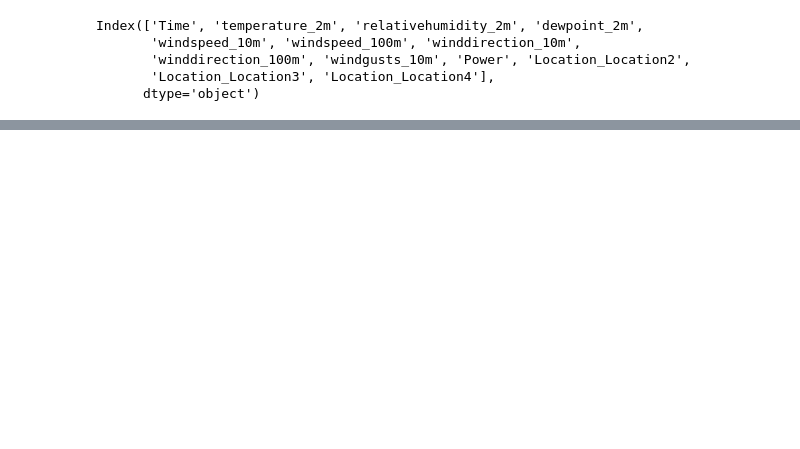
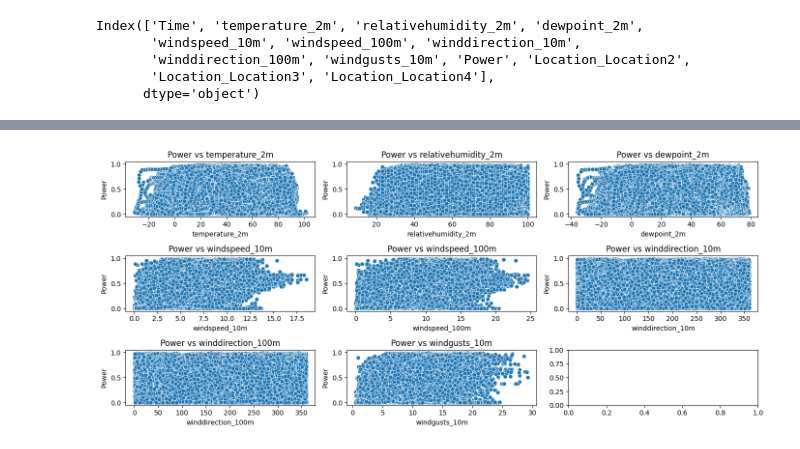
Before and after one commit to Farmaan-N/Wind_Power_Generation_Forecasting, a Jupyter notebook: WindPowerGenerationPrediction.ipynb, the cells around one changed output, grey strips where cells are left out. Drawn from its saved outputs; the diff is of its cells as text; code cells hidden in the pictures; blank space fills up the shorter version.

```diff
--- a/WindPowerGenerationPrediction.ipynb
+++ b/WindPowerGenerationPrediction.ipynb
@@ -197,0 +261,13 @@ merged_data.head()
+# %%
+# Scatter plots of each feature (excluding 'Power') against Power
+fig, axes = plt.subplots(3, 3, figsize=(14, 6))
+axes = axes.flatten()
+for i, col in enumerate(numerical_columns.drop('Power')):
+    sns.scatterplot(x=col, y='Power', data=merged_data, ax=axes[i])
+    axes[i].set_title(f'Power vs {col}')
+    axes[i].set_xlabel(col)
+    axes[i].set_ylabel('Power')
+plt.tight_layout()
+plt.show()
+# %% [output]
+[figure, added]
```
Also changed, not shown: parts of 11 cells of this notebook.
